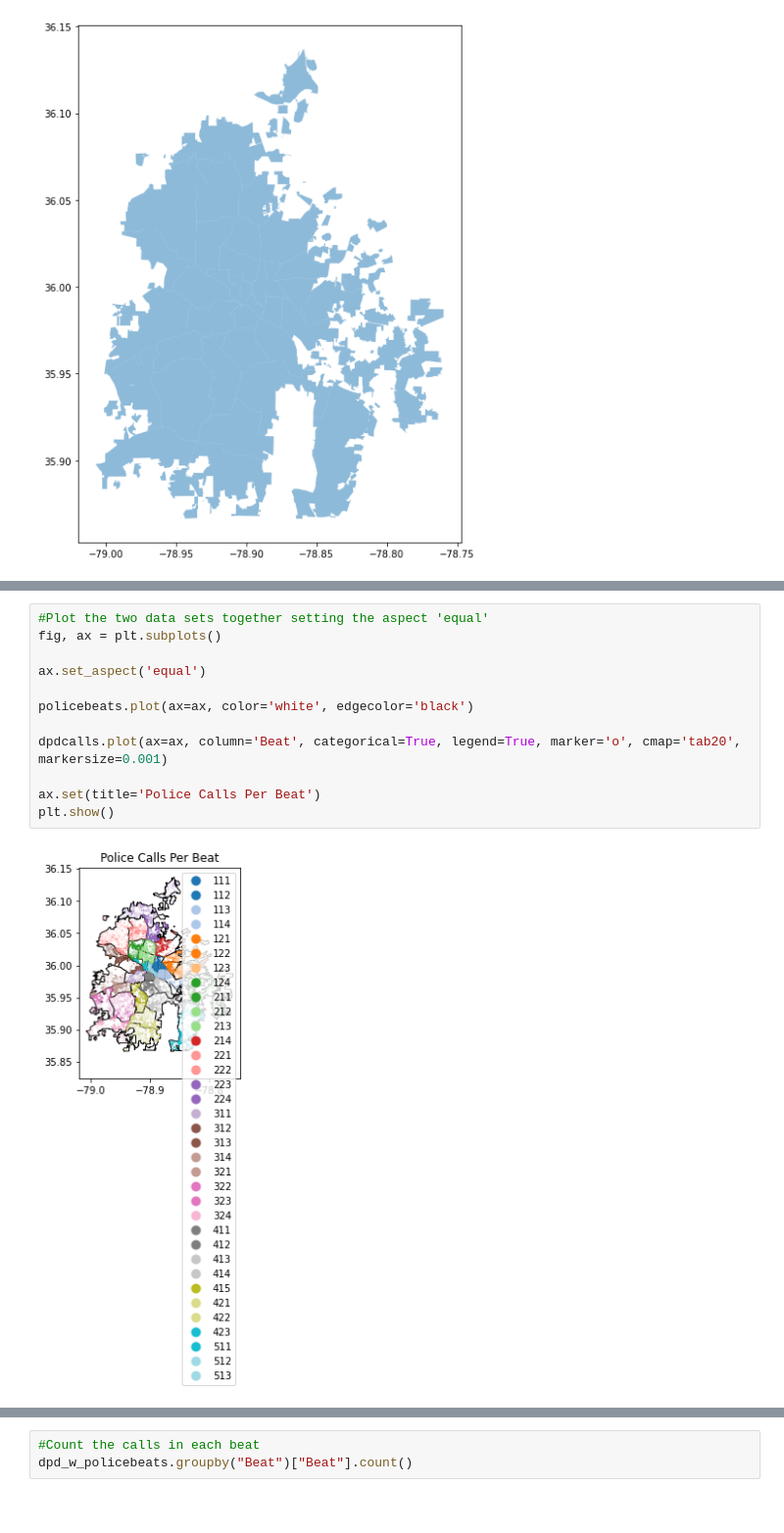
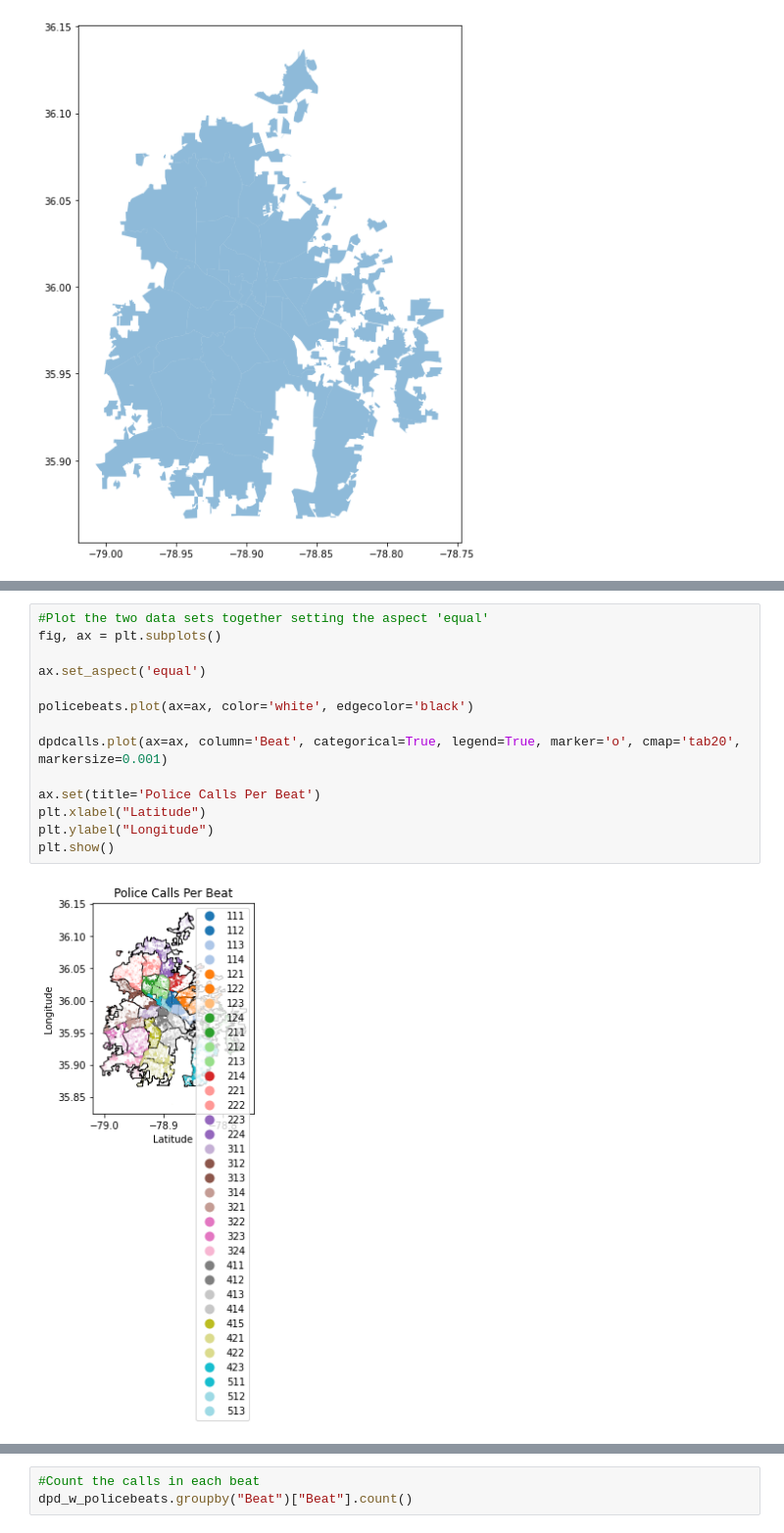
Before and after one commit to sadiesheridan/dataplus-project27-community-safety-durham, a Jupyter notebook: 10_code/EDA.ipynb, the cells around one changed output, grey strips where cells are left out. Shown at 98% size. Cells and saved outputs as stored; diff of their text form; blank space fills up the shorter version.

```diff
--- a/10_code/EDA.ipynb
+++ b/10_code/EDA.ipynb
@@ -361,17 +375,19 @@ plt.show()
 # %%
 #Plot the two data sets together setting the aspect 'equal'
 fig, ax = plt.subplots()
 
 ax.set_aspect('equal')
 
 policebeats.plot(ax=ax, color='white', edgecolor='black')
 
 dpdcalls.plot(ax=ax, column='Beat', categorical=True, legend=True, marker='o', cmap='tab20', markersize=0.001)
 
 ax.set(title='Police Calls Per Beat')
+plt.xlabel("Latitude")
+plt.ylabel("Longitude")
 plt.show()
 # %% [output]
-[figure, old version]
+[figure, new version]
 # %%
 #Plot the two data sets together setting the aspect 'equal' by priority
 fig, ax = plt.subplots()
```
Also changed, not shown: parts of 19 cells of this notebook.
